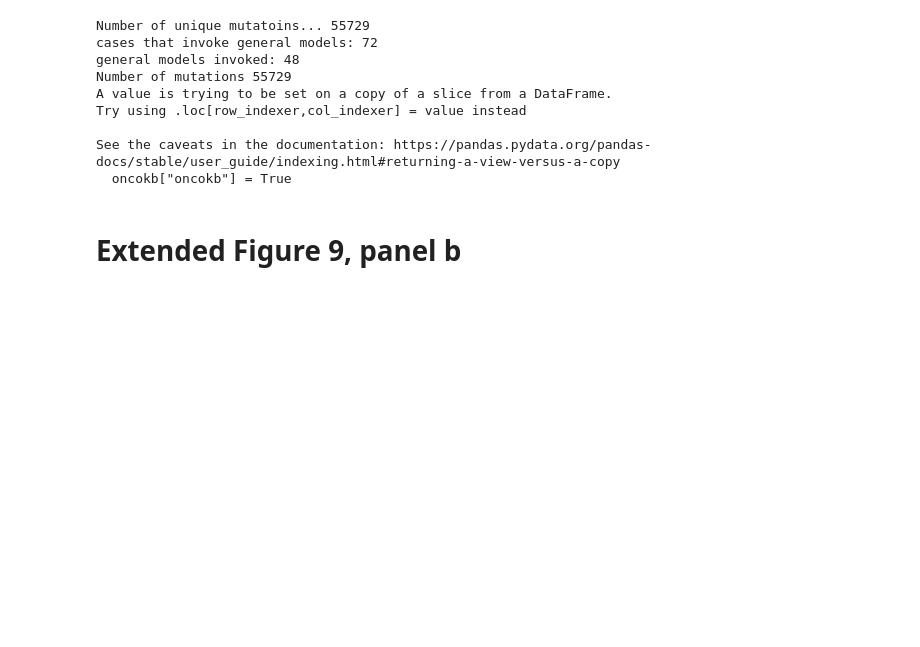
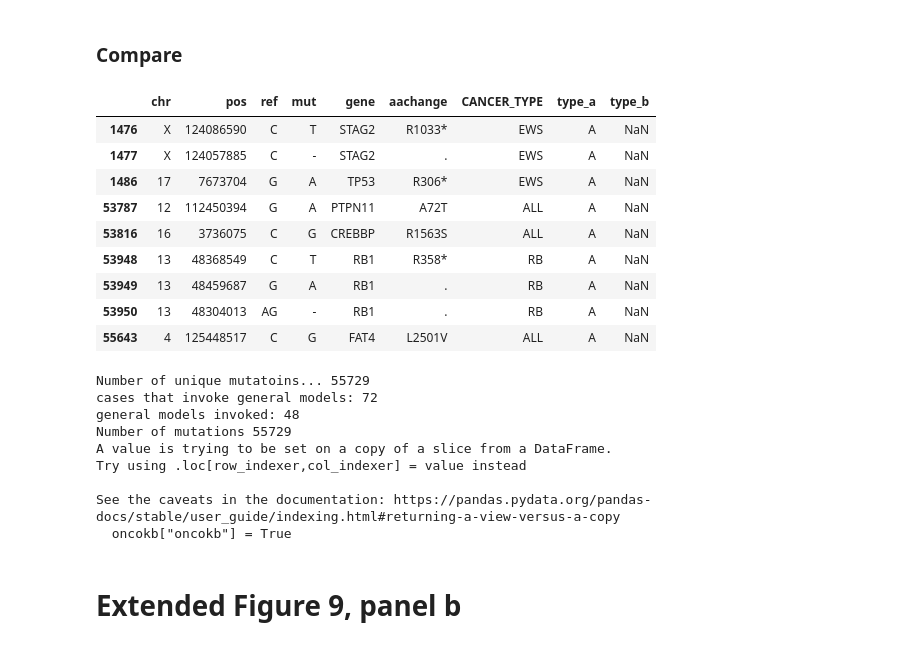
Before and after one commit to bbglab/boostdm-analyses, a Jupyter notebook: Extended_Figure_9/display_panels_Extended_Figure_9.ipynb, the cells around one changed output. Cells and saved outputs as stored; diff of their text form; code cells hidden in the pictures; blank space fills up the shorter version.

```diff
--- a/Extended_Figure_9/display_panels_Extended_Figure_9.ipynb
+++ b/Extended_Figure_9/display_panels_Extended_Figure_9.ipynb
@@ -1,3 +1,25 @@
+# %% [markdown]
+### Compare
+# %%
+a = pd.read_csv("a.tsv",sep="\t")
+a["type_a"] = "A"
+b = pd.read_csv("b.tsv",sep="\t")
+b["type_b"] = "B"
+# %%
+c=a.merge(b,how="left")
+# %%
+c[c["type_b"]!="B"]
+# %% [output]
+|  | chr | pos | ref | mut | gene | aachange | CANCER_TYPE | type_a | type_b |
+| 1476 | X | 124086590 | C | T | STAG2 | R1033* | EWS | A | NaN |
+| 1477 | X | 124057885 | C | - | STAG2 | . | EWS | A | NaN |
+| 1486 | 17 | 7673704 | G | A | TP53 | R306* | EWS | A | NaN |
+| 53787 | 12 | 112450394 | G | A | PTPN11 | A72T | ALL | A | NaN |
+| 53816 | 16 | 3736075 | C | G | CREBBP | R1563S | ALL | A | NaN |
+| 53948 | 13 | 48368549 | C | T | RB1 | R358* | RB | A | NaN |
+| 53949 | 13 | 48459687 | G | A | RB1 | . | RB | A | NaN |
+| 53950 | 13 | 48304013 | AG | - | RB1 | . | RB | A | NaN |
+| 55643 | 4 | 125448517 | C | G | FAT4 | L2501V | ALL | A | NaN |
 # %%
 
 import os
```
Also changed, not shown: parts of 12 cells of this notebook, 21 other files.
